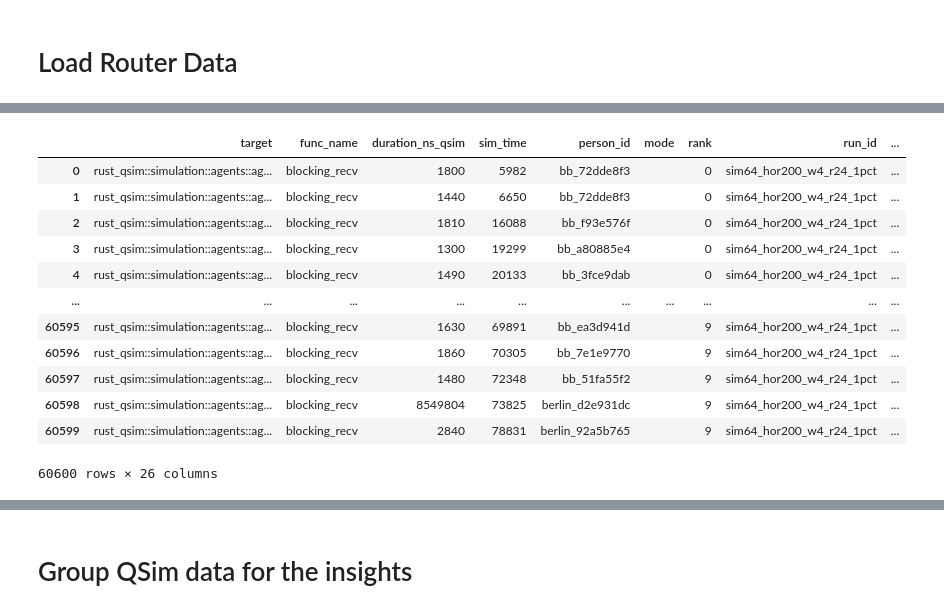
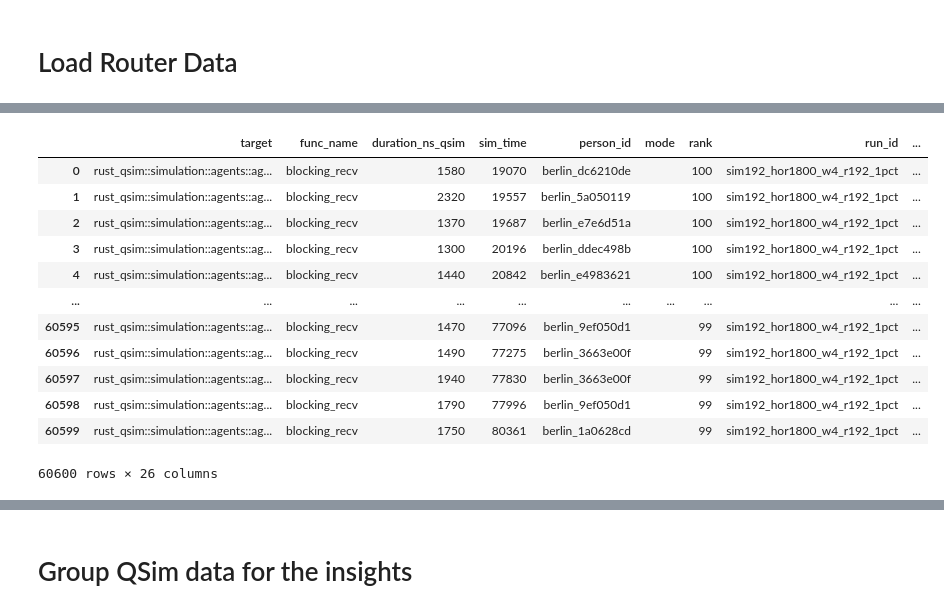
Before and after one commit to paulheinr/parallel-qsim-berlin, a Jupyter notebook: src/main/python/jupyter-notebooks/routing-request-analysis.ipynb, the cells around one changed output, grey strips where cells are left out. Saved outputs shown, nothing was run; the diff lists cells and outputs as text; code cells hidden in the pictures.

```diff
--- a/src/main/python/jupyter-notebooks/routing-request-analysis.ipynb
+++ b/src/main/python/jupyter-notebooks/routing-request-analysis.ipynb
@@ -21,8 +21,9 @@ root = Path("/Users/paulh/runs-svn/rust-qsim/async-routing-2026/profiling/1pct")
 runs = discover(root)
 
 # filter runs where run.run_id = "sim192_hor0_w4_r1_1pct"
-positive_list = ["sim64_hor0_w4_r24_1pct", "sim64_hor200_w4_r24_1pct", "sim64_hor600_w4_r24_1pct",
-                 "sim64_hor1800_w4_r24_1pct"]
+# positive_list = ["sim64_hor0_w4_r24_1pct", "sim64_hor200_w4_r24_1pct", "sim64_hor600_w4_r24_1pct",
+#                  "sim64_hor1800_w4_r24_1pct"]
+positive_list = ["sim192_hor1800_w4_r192_1pct"]
 runs = [r for r in runs if r.run_id in positive_list]
 
 print(runs)
@@ -82,21 +78,21 @@ for (id, router) in router_dict.items():
     merged_df = merged_df.rename(columns={'duration_ns_x': 'duration_ns_qsim', 'duration_ns_y': 'duration_ns_router'})
     merged_qsim_router_dict[id] = merged_df
 # %%
-sample = "sim64_hor200_w4_r24_1pct"
+sample = "sim192_hor1800_w4_r192_1pct"
 merged_qsim_router_dict[sample]
 # %% [output]
 |  | target | func_name | duration_ns_qsim | sim_time | person_id | mode | rank | run_id | ... |
-| 0 | rust_qsim::simulation::agents::ag... | blocking_recv | 1800 | 5982 | bb_72dde8f3 |  | 0 | sim64_hor200_w4_r24_1pct | ... |
-| 1 | rust_qsim::simulation::agents::ag... | blocking_recv | 1440 | 6650 | bb_72dde8f3 |  | 0 | sim64_hor200_w4_r24_1pct | ... |
-| 2 | rust_qsim::simulation::agents::ag... | blocking_recv | 1810 | 16088 | bb_f93e576f |  | 0 | sim64_hor200_w4_r24_1pct | ... |
-| 3 | rust_qsim::simulation::agents::ag... | blocking_recv | 1300 | 19299 | bb_a80885e4 |  | 0 | sim64_hor200_w4_r24_1pct | ... |
-| 4 | rust_qsim::simulation::agents::ag... | blocking_recv | 1490 | 20133 | bb_3fce9dab |  | 0 | sim64_hor200_w4_r24_1pct | ... |
+| 0 | rust_qsim::simulation::agents::ag... | blocking_recv | 1580 | 19070 | berlin_dc6210de |  | 100 | sim192_hor1800_w4_r192_1pct | ... |
+| 1 | rust_qsim::simulation::agents::ag... | blocking_recv | 2320 | 19557 | berlin_5a050119 |  | 100 | sim192_hor1800_w4_r192_1pct | ... |
+| 2 | rust_qsim::simulation::agents::ag... | blocking_recv | 1370 | 19687 | berlin_e7e6d51a |  | 100 | sim192_hor1800_w4_r192_1pct | ... |
+| 3 | rust_qsim::simulation::agents::ag... | blocking_recv | 1300 | 20196 | berlin_ddec498b |  | 100 | sim192_hor1800_w4_r192_1pct | ... |
+| 4 | rust_qsim::simulation::agents::ag... | blocking_recv | 1440 | 20842 | berlin_e4983621 |  | 100 | sim192_hor1800_w4_r192_1pct | ... |
 | ... | ... | ... | ... | ... | ... | ... | ... | ... | ... |
-| 60595 | rust_qsim::simulation::agents::ag... | blocking_recv | 1630 | 69891 | bb_ea3d941d |  | 9 | sim64_hor200_w4_r24_1pct | ... |
-| 60596 | rust_qsim::simulation::agents::ag... | blocking_recv | 1860 | 70305 | bb_7e1e9770 |  | 9 | sim64_hor200_w4_r24_1pct | ... |
-| 60597 | rust_qsim::simulation::agents::ag... | blocking_recv | 1480 | 72348 | bb_51fa55f2 |  | 9 | sim64_hor200_w4_r24_1pct | ... |
-| 60598 | rust_qsim::simulation::agents::ag... | blocking_recv | 8549804 | 73825 | berlin_d2e931dc |  | 9 | sim64_hor200_w4_r24_1pct | ... |
-| 60599 | rust_qsim::simulation::agents::ag... | blocking_recv | 2840 | 78831 | berlin_92a5b765 |  | 9 | sim64_hor200_w4_r24_1pct | ... |
+| 60595 | rust_qsim::simulation::agents::ag... | blocking_recv | 1470 | 77096 | berlin_9ef050d1 |  | 99 | sim192_hor1800_w4_r192_1pct | ... |
+| 60596 | rust_qsim::simulation::agents::ag... | blocking_recv | 1490 | 77275 | berlin_3663e00f |  | 99 | sim192_hor1800_w4_r192_1pct | ... |
+| 60597 | rust_qsim::simulation::agents::ag... | blocking_recv | 1940 | 77830 | berlin_3663e00f |  | 99 | sim192_hor1800_w4_r192_1pct | ... |
+| 60598 | rust_qsim::simulation::agents::ag... | blocking_recv | 1790 | 77996 | berlin_9ef050d1 |  | 99 | sim192_hor1800_w4_r192_1pct | ... |
+| 60599 | rust_qsim::simulation::agents::ag... | blocking_recv | 1750 | 80361 | berlin_1a0628cd |  | 99 | sim192_hor1800_w4_r192_1pct | ... |
 60600 rows × 26 columns
 # %%
 import seaborn as sns
```
Also changed, not shown: parts of 7 cells of this notebook, 6 other files.
